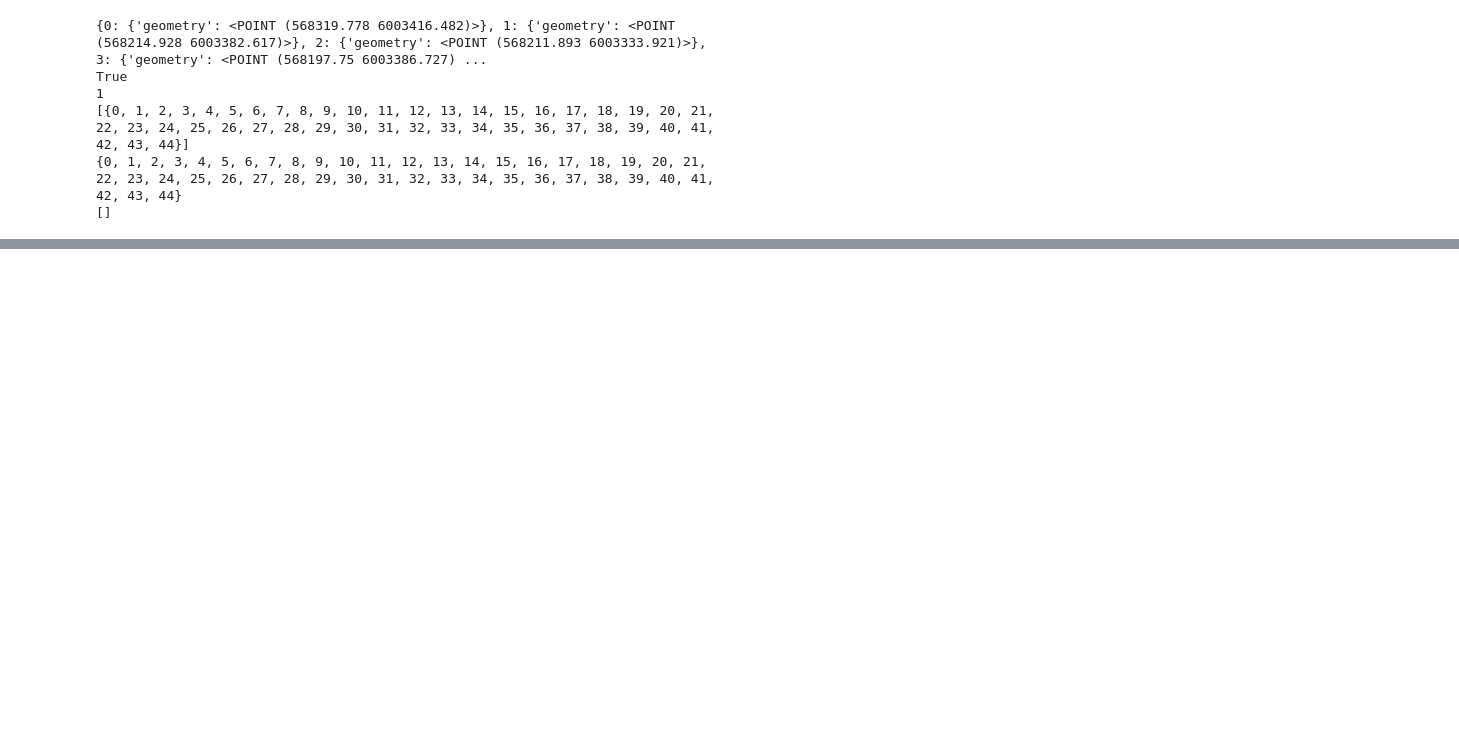
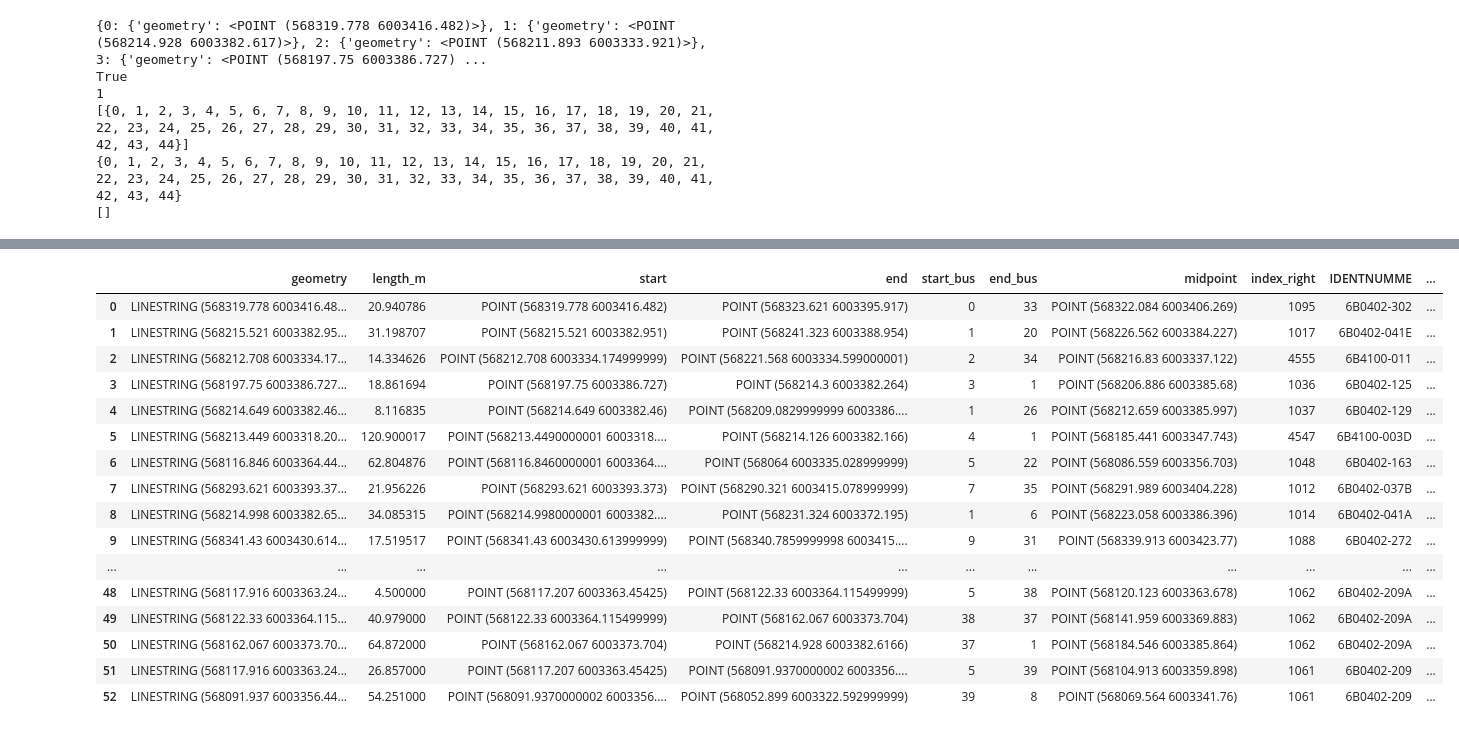
Before and after one commit to PhilKrien/SNEE_2026, a Jupyter notebook: netz_import.ipynb, the cells around one changed output, grey strips where cells are left out. Cells and saved outputs as stored; diff of their text form; code cells hidden in the pictures; blank space fills up the shorter version.

```diff
--- a/netz_import.ipynb
+++ b/netz_import.ipynb
@@ -416,0 +557,8 @@ True
+# %%
+kabel_querschnitt = gpd.sjoin_nearest(
+    lines_gdf_fixed,
+    kabel,
+    how="left",          # "left", "right", "inner"
+    max_distance=1,    # optional: maximale Suchdistanz
+    distance_col="dist"   # optional: Spalte mit der berechneten Distanz
+).set_geometry("geometry")  # Geometrie der Kabel übernehmen
@@ -416,0 +575,26 @@ True
+# %%
+unnecessary_cables = []
+for row in kabel_querschnitt.itertuples():
+    if row.start_bus == row.end_bus:
+        unnecessary_cables.append(row.Index)
+
+kabel_querschnitt.drop(index=unnecessary_cables, inplace=True)
+kabel_querschnitt
+# %% [output]
+|  | geometry | length_m | start | end | start_bus | end_bus | midpoint | index_right | IDENTNUMME | ... |
+| 0 | LINESTRING (568319.778 6003416.48... | 20.940786 | POINT (568319.778 6003416.482) | POINT (568323.621 6003395.917) | 0 | 33 | POINT (568322.084 6003406.269) | 1095 | 6B0402-302 | ... |
+| 1 | LINESTRING (568215.521 6003382.95... | 31.198707 | POINT (568215.521 6003382.951) | POINT (568241.323 6003388.954) | 1 | 20 | POINT (568226.562 6003384.227) | 1017 | 6B0402-041E | ... |
+| 2 | LINESTRING (568212.708 6003334.17... | 14.334626 | POINT (568212.708 6003334.174999999) | POINT (568221.568 6003334.599000001) | 2 | 34 | POINT (568216.83 6003337.122) | 4555 | 6B4100-011 | ... |
+| 3 | LINESTRING (568197.75 6003386.727... | 18.861694 | POINT (568197.75 6003386.727) | POINT (568214.3 6003382.264) | 3 | 1 | POINT (568206.886 6003385.68) | 1036 | 6B0402-125 | ... |
+| 4 | LINESTRING (568214.649 6003382.46... | 8.116835 | POINT (568214.649 6003382.46) | POINT (568209.0829999999 6003386.... | 1 | 26 | POINT (568212.659 6003385.997) | 1037 | 6B0402-129 | ... |
+| 5 | LINESTRING (568213.449 6003318.20... | 120.900017 | POINT (568213.4490000001 6003318.... | POINT (568214.126 6003382.166) | 4 | 1 | POINT (568185.441 6003347.743) | 4547 | 6B4100-003D | ... |
+| 6 | LINESTRING (568116.846 6003364.44... | 62.804876 | POINT (568116.8460000001 6003364.... | POINT (568064 6003335.028999999) | 5 | 22 | POINT (568086.559 6003356.703) | 1048 | 6B0402-163 | ... |
+| 7 | LINESTRING (568293.621 6003393.37... | 21.956226 | POINT (568293.621 6003393.373) | POINT (568290.321 6003415.078999999) | 7 | 35 | POINT (568291.989 6003404.228) | 1012 | 6B0402-037B | ... |
+| 8 | LINESTRING (568214.998 6003382.65... | 34.085315 | POINT (568214.9980000001 6003382.... | POINT (568231.324 6003372.195) | 1 | 6 | POINT (568223.058 6003386.396) | 1014 | 6B0402-041A | ... |
+| 9 | LINESTRING (568341.43 6003430.614... | 17.519517 | POINT (568341.43 6003430.613999999) | POINT (568340.7859999998 6003415.... | 9 | 31 | POINT (568339.913 6003423.77) | 1088 | 6B0402-272 | ... |
+| ... | ... | ... | ... | ... | ... | ... | ... | ... | ... | ... |
+| 48 | LINESTRING (568117.916 6003363.24... | 4.500000 | POINT (568117.207 6003363.45425) | POINT (568122.33 6003364.115499999) | 5 | 38 | POINT (568120.123 6003363.678) | 1062 | 6B0402-209A | ... |
+| 49 | LINESTRING (568122.33 6003364.115... | 40.979000 | POINT (568122.33 6003364.115499999) | POINT (568162.067 6003373.704) | 38 | 37 | POINT (568141.959 6003369.883) | 1062 | 6B0402-209A | ... |
+| 50 | LINESTRING (568162.067 6003373.70... | 64.872000 | POINT (568162.067 6003373.704) | POINT (568214.928 6003382.6166) | 37 | 1 | POINT (568184.546 6003385.864) | 1062 | 6B0402-209A | ... |
+| 51 | LINESTRING (568117.916 6003363.24... | 26.857000 | POINT (568117.207 6003363.45425) | POINT (568091.9370000002 6003356.... | 5 | 39 | POINT (568104.913 6003359.898) | 1061 | 6B0402-209 | ... |
+| 52 | LINESTRING (568091.937 6003356.44... | 54.251000 | POINT (568091.9370000002 6003356.... | POINT (568052.899 6003322.592999999) | 39 | 8 | POINT (568069.564 6003341.76) | 1061 | 6B0402-209 | ... |
```
Also changed, not shown: parts of 22 cells of this notebook, 2 other files.
